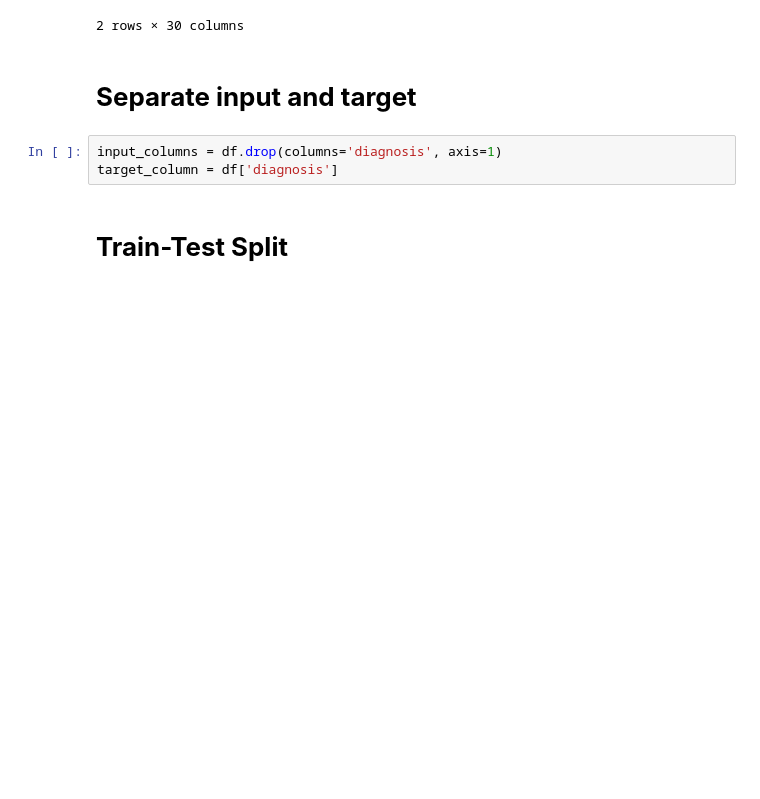
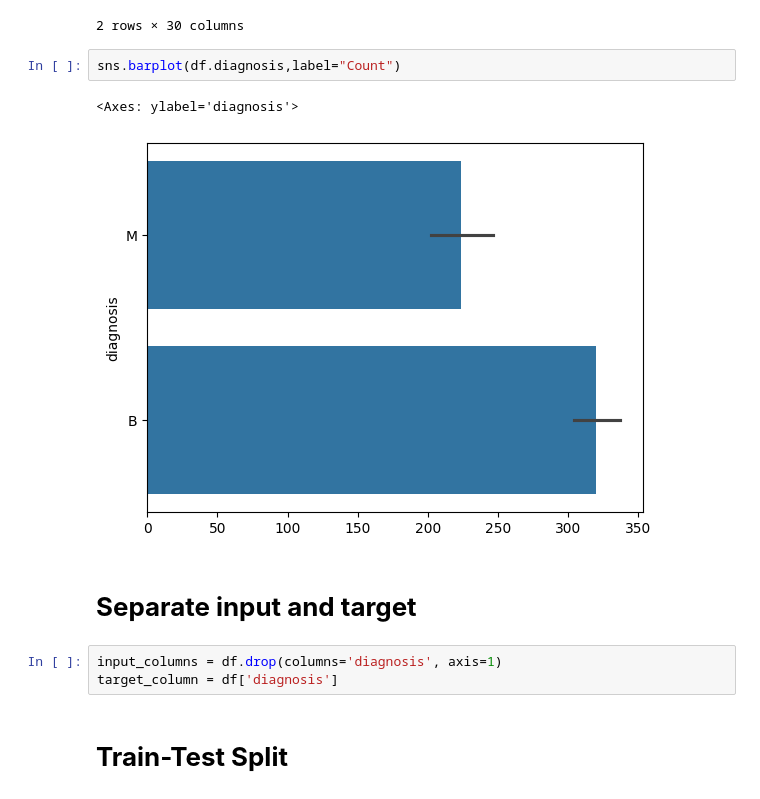
Before and after one commit to fazlialtunn/breast-cancer-classification, a Jupyter notebook: breast_cancer_classification.ipynb, the cells around one changed output. Saved outputs shown, nothing was run; the diff lists cells and outputs as text; blank space fills up the shorter version.

Commit message:
barplot

```diff
--- a/breast_cancer_classification.ipynb
+++ b/breast_cancer_classification.ipynb
@@ -86,6 +86,11 @@ df.groupby("diagnosis").mean()
 | B | 12.146524 | 17.914762 | 78.075406 | 462.790196 | 0.092478 | 0.080085 | ... |
 | M | 17.462830 | 21.604906 | 115.365377 | 978.376415 | 0.102898 | 0.145188 | ... |
 2 rows × 30 columns
+# %%
+sns.barplot(df.diagnosis,label="Count")
+# %% [output]
+<Axes: ylabel='diagnosis'>
+[figure, added]
 # %% [markdown]
 # **Separate input and target**
 # %%
```
